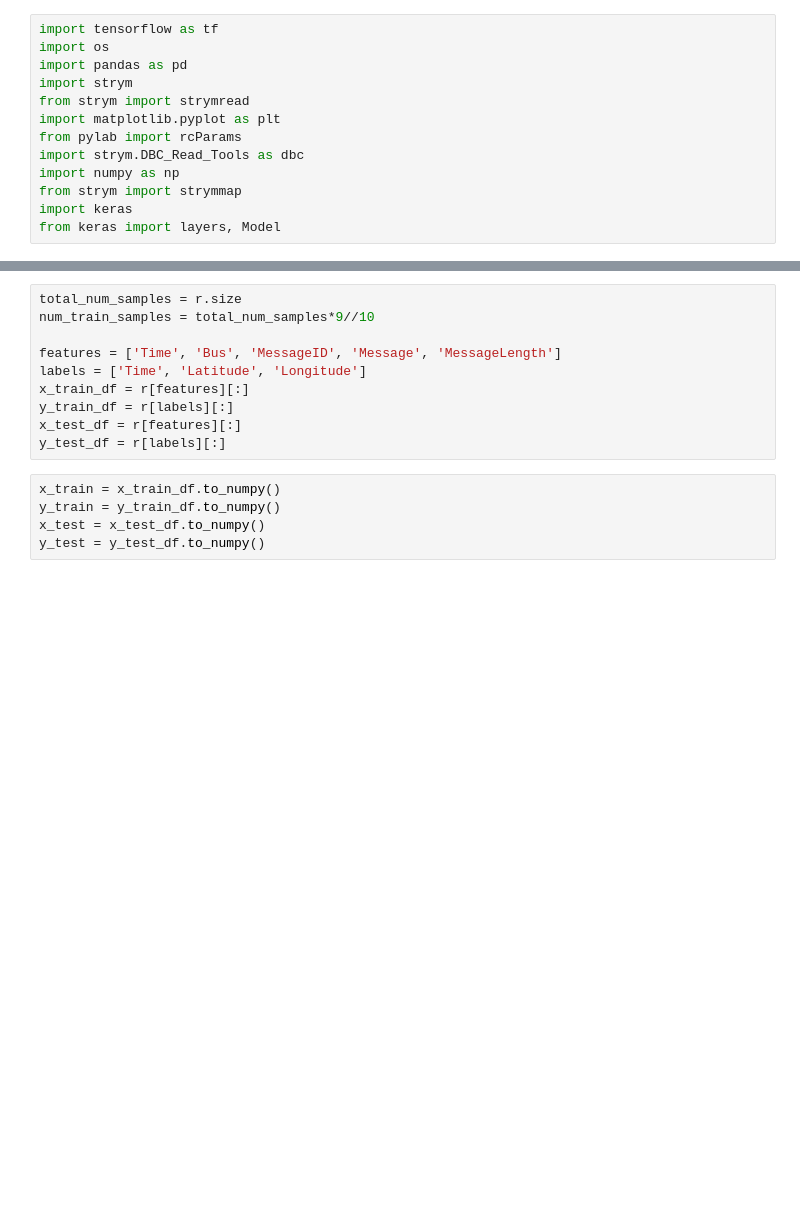
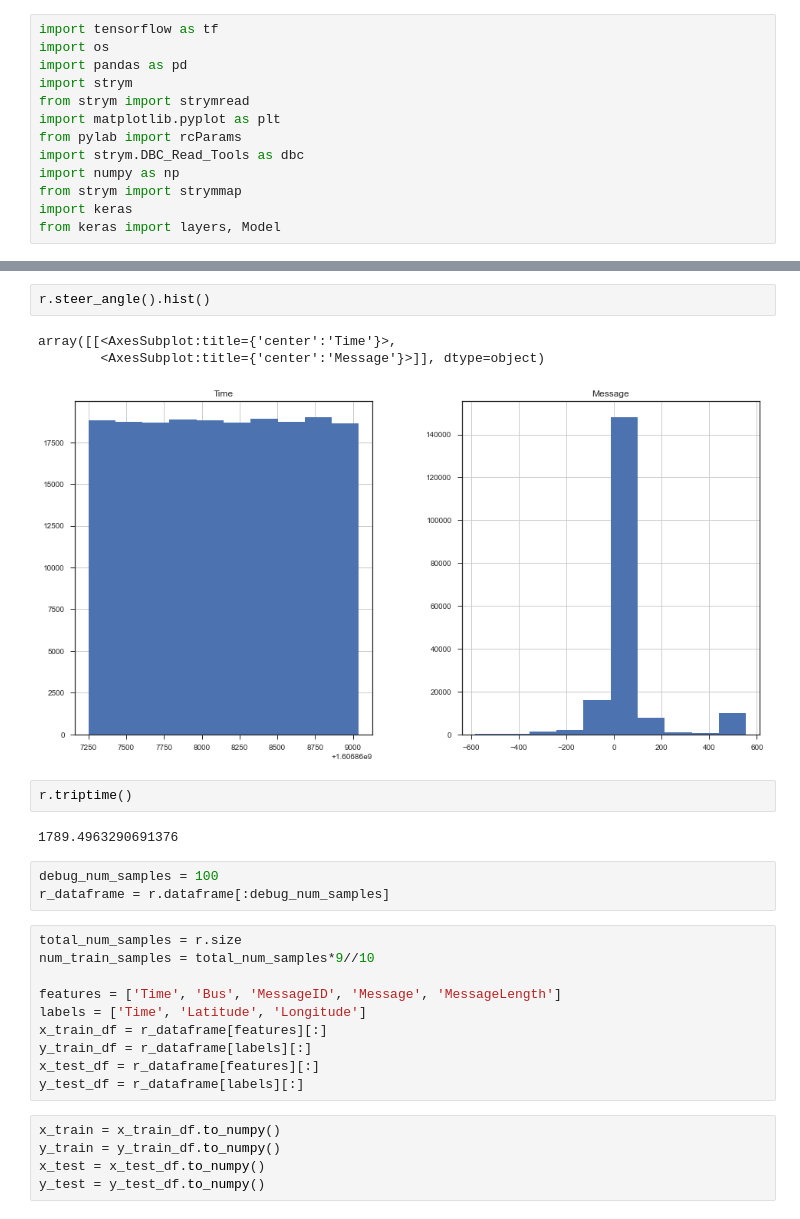
Before and after one commit to isaacwasserman/CATVehicleEDT, a Jupyter notebook: get_input.ipynb, the cells around one changed output, grey strips where cells are left out. Saved outputs shown, nothing was run; the diff lists cells and outputs as text; blank space fills up the shorter version.

```diff
--- a/get_input.ipynb
+++ b/get_input.ipynb
@@ -27,13 +39,26 @@ warning: dataframe empty. no message in dataframe.
+# %%
+r.steer_angle().hist()
+# %% [output]
+array([[<AxesSubplot:title={'center':'Time'}>,
+        <AxesSubplot:title={'center':'Message'}>]], dtype=object)
+[figure, added]
+# %%
+r.triptime()
+# %% [output]
+1789.4963290691376
+# %%
+debug_num_samples = 100
+r_dataframe = r.dataframe[:debug_num_samples]
 # %%
 total_num_samples = r.size
 num_train_samples = total_num_samples*9//10
 
 features = ['Time', 'Bus', 'MessageID', 'Message', 'MessageLength']
 labels = ['Time', 'Latitude', 'Longitude']
-x_train_df = r[features][:]
-y_train_df = r[labels][:]
-x_test_df = r[features][:]
-y_test_df = r[labels][:]
+x_train_df = r_dataframe[features][:]
+y_train_df = r_dataframe[labels][:]
+x_test_df = r_dataframe[features][:]
+y_test_df = r_dataframe[labels][:]
 # %%
 x_train = x_train_df.to_numpy()
 y_train = y_train_df.to_numpy()
```
Also changed, not shown: parts of 5 cells of this notebook.
